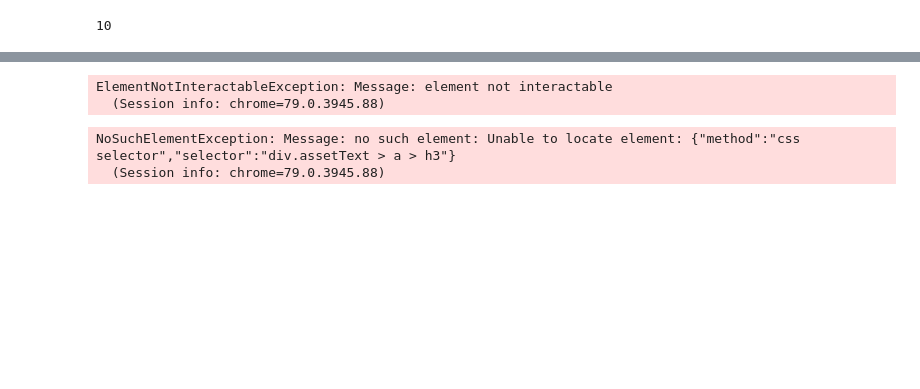
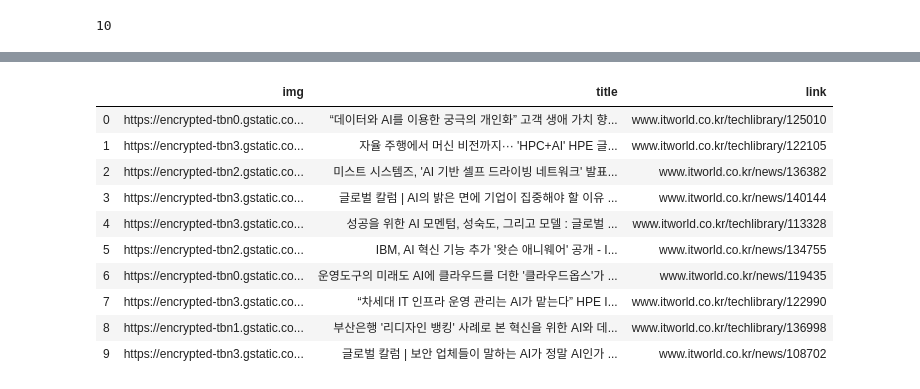
Before and after one commit to dayoungMM/Tech_hunter, a Jupyter notebook: crawling_code/Tech_crunch.ipynb, the cells around one changed output, grey strips where cells are left out. Cells and saved outputs as stored; diff of their text form; code cells hidden in the pictures; blank space fills up the shorter version.

```diff
--- a/crawling_code/Tech_crunch.ipynb
+++ b/crawling_code/Tech_crunch.ipynb
@@ -230,47 +148,17 @@ IndentationError: unexpected indent (<ipython-input-67-ca0b38c6afbd>, line 29)
-# %%
-# 함수로 만들기
-def get_articles(page):
-    driver =  webdriver.Chrome()
-    url = 'http://www.itworld.co.kr/search/?q=AI'#.format(page)
-    driver.get(url)
-
-    driver.find_element_by_xpath("""//*[@id="___gcse_1"]/div/div/div/div[5]/div[2]/div[1]/div/div[2]/div/div[%s]""" %page).click()
-
-
-    #여러데이터 모으기
-    articles = driver.find_elements_by_css_selector("#___gcse_1 > div > div > div > div.gsc-wrapper > div.gsc-resultsbox-visible > div.gsc-resultsRoot.gsc-tabData.gsc-tabdActive > div > div.gsc-expansionArea > div > div.gs-webResult.gs-result")
-
-    #제목
-    title_list = []
-    for article in articles:
-        title = article.find_element_by_css_selector("div.assetText > a > h3").text
-        title_list.append(title)
-    title =pd.DataFrame(title_list, columns=['title'])
-
-    #링크만 뽑아내기
-    link_list = []
-    for article in articles:
-        link = article.find_element_by_css_selector("a").get_attribute("href")
-        link_list.append(link)
-    link= pd.DataFrame(link_list, columns=['link'])
-
-    #이미지만 뽑아내기
-    img_list = []
-    for article in articles:
-        img = article.find_element_by_css_selector("div.assetThumb > a > figure > img").get_attribute("src")
-        img_list.append(img)
-    img=pd.DataFrame(img_list,columns=['img'])
-
-    result=pd.concat([img, title, link], axis=1) #axis=1 은 열 !!!
-    #driver.find_element_by_xpath("""//*[@id="___gcse_1"]/div/div/div/div[5]/div[2]/div[1]/div/div[2]/div/div[%s]""" %page).click()
-
-    driver.quit()
-    return result
-
-get_articles(1)
-# %% [output]
-ElementNotInteractableException: Message: element not interactable
-  (Session info: chrome=79.0.3945.88)
+# %%
+get_articles(5)
+# %% [output]
+|  | img | title | link |
+| 0 | https://encrypted-tbn0.gstatic.co... | “데이터와 AI를 이용한 궁극의 개인화” 고객 생애 가치 향... | www.itworld.co.kr/techlibrary/125010 |
+| 1 | https://encrypted-tbn3.gstatic.co... | 자율 주행에서 머신 비전까지··· 'HPC+AI' HPE 글... | www.itworld.co.kr/techlibrary/122105 |
+| 2 | https://encrypted-tbn2.gstatic.co... | 미스트 시스템즈, 'AI 기반 셀프 드라이빙 네트워크' 발표... | www.itworld.co.kr/news/136382 |
+| 3 | https://encrypted-tbn3.gstatic.co... | 글로벌 칼럼 | AI의 밝은 면에 기업이 집중해야 할 이유 ... | www.itworld.co.kr/news/140144 |
+| 4 | https://encrypted-tbn3.gstatic.co... | 성공을 위한 AI 모멘텀, 성숙도, 그리고 모델 : 글로벌 ... | www.itworld.co.kr/techlibrary/113328 |
+| 5 | https://encrypted-tbn2.gstatic.co... | IBM, AI 혁신 기능 추가 '왓슨 애니웨어' 공개 - I... | www.itworld.co.kr/news/134755 |
+| 6 | https://encrypted-tbn0.gstatic.co... | 운영도구의 미래도 AI에 클라우드를 더한 '클라우드옵스'가 ... | www.itworld.co.kr/news/119435 |
+| 7 | https://encrypted-tbn3.gstatic.co... | “차세대 IT 인프라 운영 관리는 AI가 맡는다” HPE I... | www.itworld.co.kr/techlibrary/122990 |
+| 8 | https://encrypted-tbn1.gstatic.co... | 부산은행 '리디자인 뱅킹' 사례로 본 혁신을 위한 AI와 데... | www.itworld.co.kr/techlibrary/136998 |
+| 9 | https://encrypted-tbn3.gstatic.co... | 글로벌 칼럼 | 보안 업체들이 말하는 AI가 정말 AI인가 ... | www.itworld.co.kr/news/108702 |
 # %%
 # 자동으로 일정 페이지 크롤링해줘서 데이터프레임 만들어주기
 def Tech_crunch(startpage, endpage):
@@ -283,9 +171,6 @@ def Tech_crunch(startpage, endpage):
     df.reset_index(drop=True, inplace=True)
     return df
 # %%
-final_df= Tech_crunch(2,4)
+final_df= Tech_crunch(1,10)
-# %% [output]
-NoSuchElementException: Message: no such element: Unable to locate element: {"method":"css selector","selector":"div.assetText > a > h3"}
-  (Session info: chrome=79.0.3945.88)
 # %%
 final_df.tail(3)
```
Also changed, not shown: parts of 10 cells of this notebook, 1 other file.
